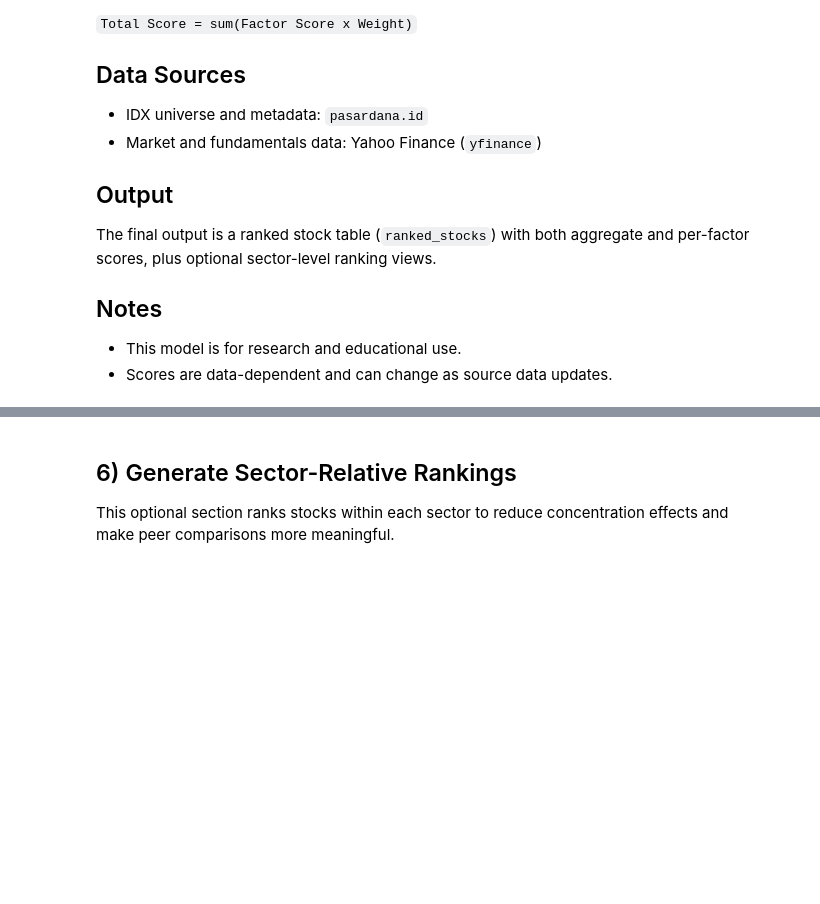
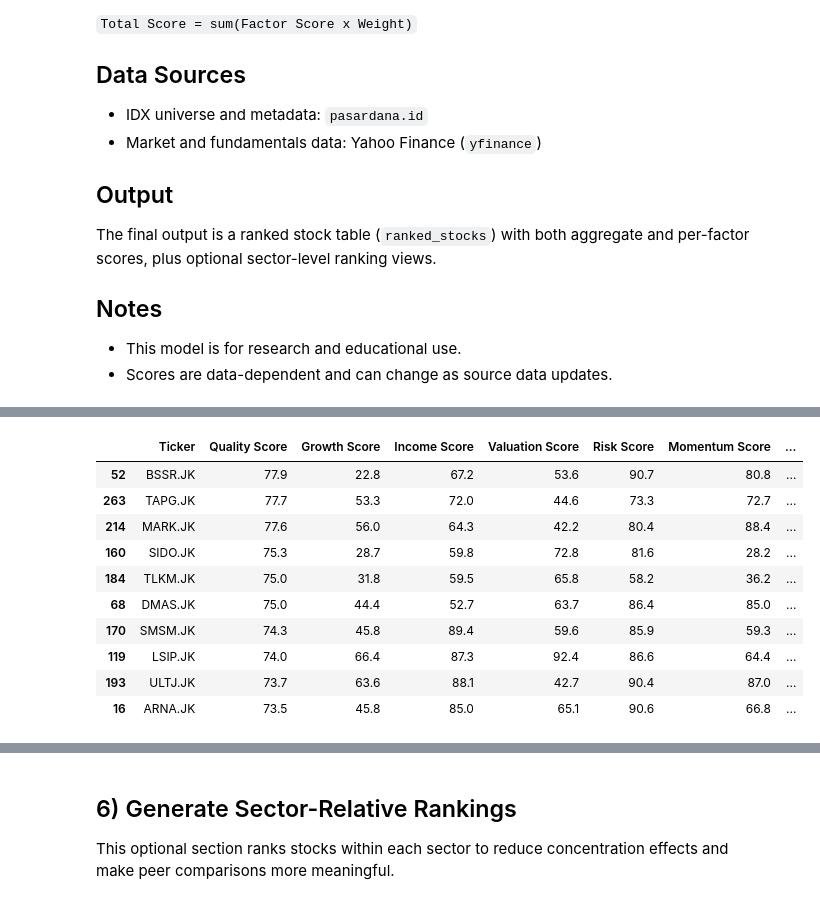
Before and after one commit to adarwawan/idx-stock-scoring, a Jupyter notebook: idx_stock_scoring.ipynb, the cells around one changed output, grey strips where cells are left out. Saved outputs shown, nothing was run; the diff lists cells and outputs as text; code cells hidden in the pictures; blank space fills up the shorter version.

```diff
--- a/idx_stock_scoring.ipynb
+++ b/idx_stock_scoring.ipynb
@@ -284,0 +106,16 @@ ranked_stocks.head(30)
+# %%
+# Inspect how the screened stocks score on each input
+factor_cols = list(scoring.WEIGHTS)
+hard_filtered[['Ticker'] + factor_cols + ['Data Coverage', 'Flags']].sort_values('Quality Score', ascending=False).head(10).round(1)
+# %% [output]
+|  | Ticker | Quality Score | Growth Score | Income Score | Valuation Score | Risk Score | Momentum Score | ... |
+| 52 | BSSR.JK | 77.9 | 22.8 | 67.2 | 53.6 | 90.7 | 80.8 | ... |
+| 263 | TAPG.JK | 77.7 | 53.3 | 72.0 | 44.6 | 73.3 | 72.7 | ... |
+| 214 | MARK.JK | 77.6 | 56.0 | 64.3 | 42.2 | 80.4 | 88.4 | ... |
+| 160 | SIDO.JK | 75.3 | 28.7 | 59.8 | 72.8 | 81.6 | 28.2 | ... |
+| 184 | TLKM.JK | 75.0 | 31.8 | 59.5 | 65.8 | 58.2 | 36.2 | ... |
+| 68 | DMAS.JK | 75.0 | 44.4 | 52.7 | 63.7 | 86.4 | 85.0 | ... |
+| 170 | SMSM.JK | 74.3 | 45.8 | 89.4 | 59.6 | 85.9 | 59.3 | ... |
+| 119 | LSIP.JK | 74.0 | 66.4 | 87.3 | 92.4 | 86.6 | 64.4 | ... |
+| 193 | ULTJ.JK | 73.7 | 63.6 | 88.1 | 42.7 | 90.4 | 87.0 | ... |
+| 16 | ARNA.JK | 73.5 | 45.8 | 85.0 | 65.1 | 90.6 | 66.8 | ... |
```
Also changed, not shown: parts of 38 cells of this notebook, 11 other files.
